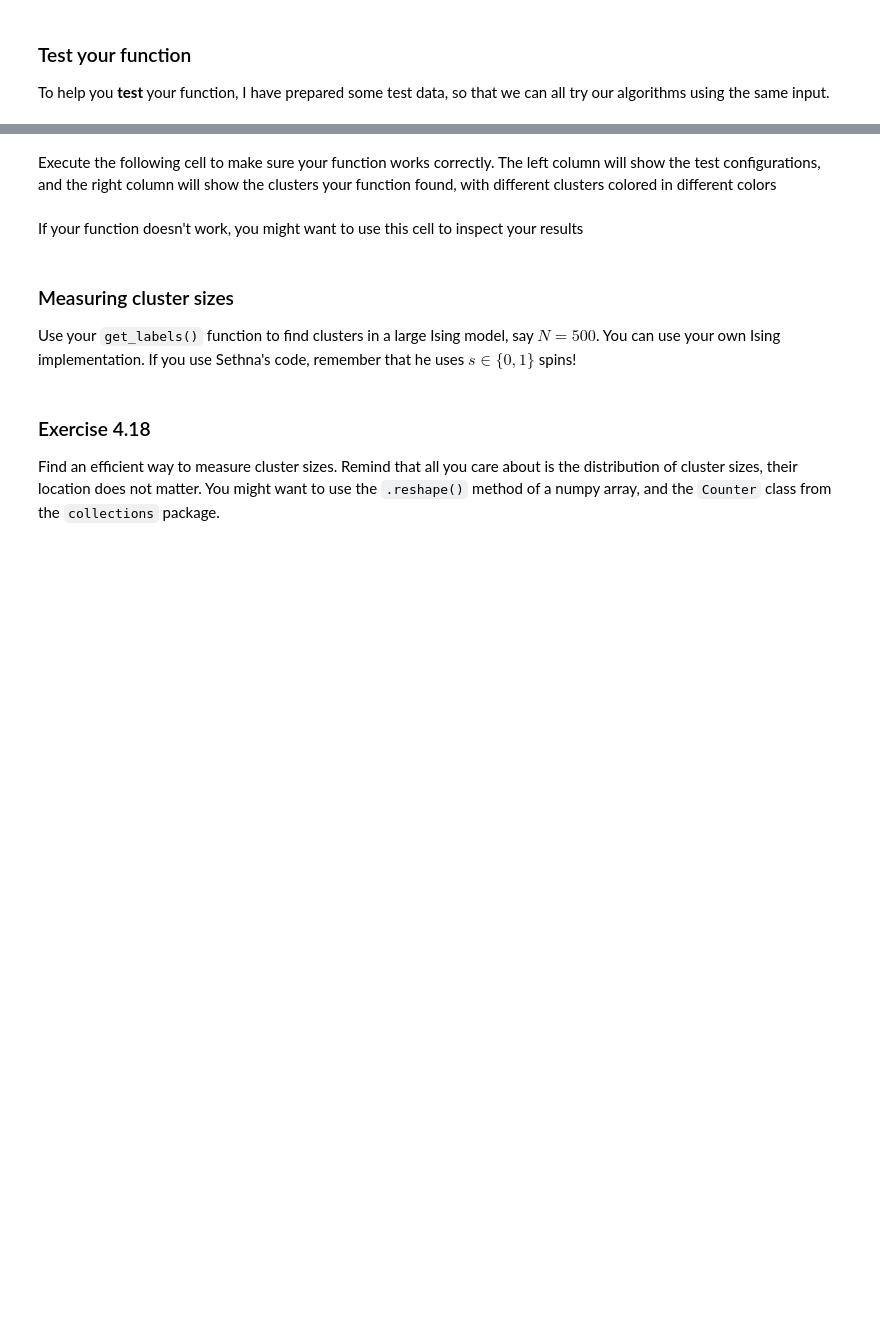
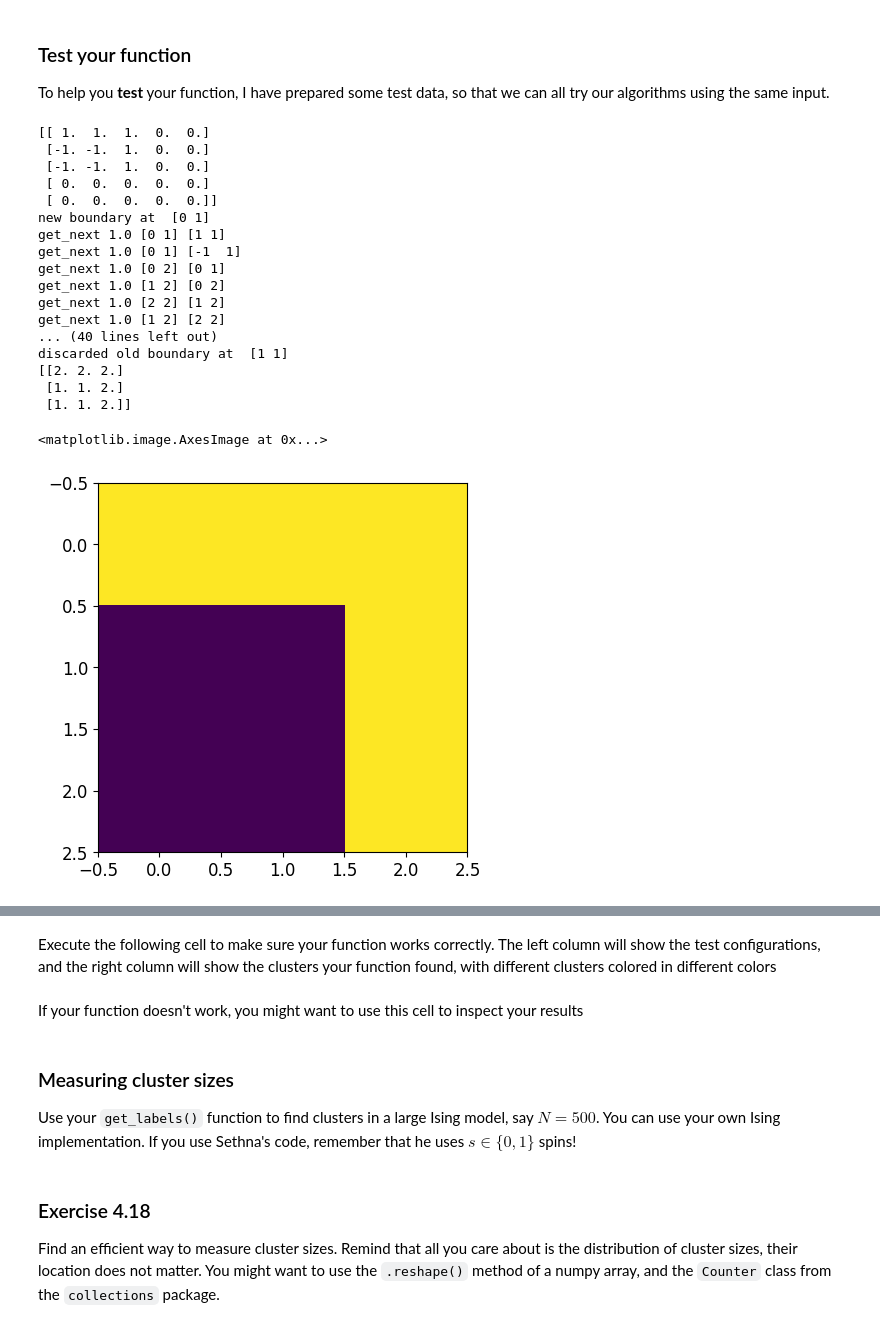
Before and after one commit to SwgAnno/stat-mech-python-course, a Jupyter notebook: notebooks/4-Ising-Model-Annoni.ipynb, the cells around one changed output, grey strips where cells are left out. Drawn from its saved outputs; the diff is of its cells as text; code cells hidden in the pictures; blank space fills up the shorter version.

Commit message:
Fist fallimentar try at clustering

```diff
--- a/notebooks/4-Ising-Model-Annoni.ipynb
+++ b/notebooks/4-Ising-Model-Annoni.ipynb
@@ -475,7 +524,7 @@ For a system of size $N=100$, approximately how many sweeps of the Wolff algorit
 # %%
 # set system size, temperature
 size = 100
-aT = 1
+aT = .1
 
 #seed fo reproduce the same starting conditions
 seed = 123456
@@ -740,20 +838,3 @@ Write a function that, given a configuration array `config`, returns another arr
 Remember:
 + Clusters can trespass (periodic) boundary conditions
 + Both `+1`'s and `-1`'s can form clusters!
-# %%
-def get_labels(config):
-    """
-    Get unique cluster labels.
-
-    Parameters
-    ----------
-    config : np.array, (N, N)
-        Configuration of the system in {-1, 1} notation
-    Returns
-    -------
-    labels : np.array, (N, N)
-        Labels that identify the clusters
-    """
-    ...
-
-    return labels
@@ -763,7 +980,33 @@ To help you **test** your function, I have prepared some test data, so that we c
 # %%
 config_test_0 = np.array([[ 1,  1,  1],
                           [-1, -1,  1],
                           [-1, -1,  1]])
+
+
+out = get_labels(config_test_0)
+print(out)
+plt.imshow(out)
+#plt.imshow(config_test_0)
+# %% [output]
+[[ 1.  1.  1.  0.  0.]
+ [-1. -1.  1.  0.  0.]
+ [-1. -1.  1.  0.  0.]
+ [ 0.  0.  0.  0.  0.]
+ [ 0.  0.  0.  0.  0.]]
+new boundary at  [0 1]
+get_next 1.0 [0 1] [1 1]
+get_next 1.0 [0 1] [-1  1]
+get_next 1.0 [0 2] [0 1]
+get_next 1.0 [1 2] [0 2]
+get_next 1.0 [2 2] [1 2]
+get_next 1.0 [1 2] [2 2]
+... (40 lines left out)
+discarded old boundary at  [1 1]
+[[2. 2. 2.]
+ [1. 1. 2.]
+ [1. 1. 2.]]
+<matplotlib.image.AxesImage at 0x...>
+[figure, added]
 # %%
 config_test_1 = np.array([[ 1, -1, -1,  1, -1,  1],
                           [-1, -1, -1,  1, -1,  1],
```
Also changed, not shown: parts of 19 cells of this notebook.
